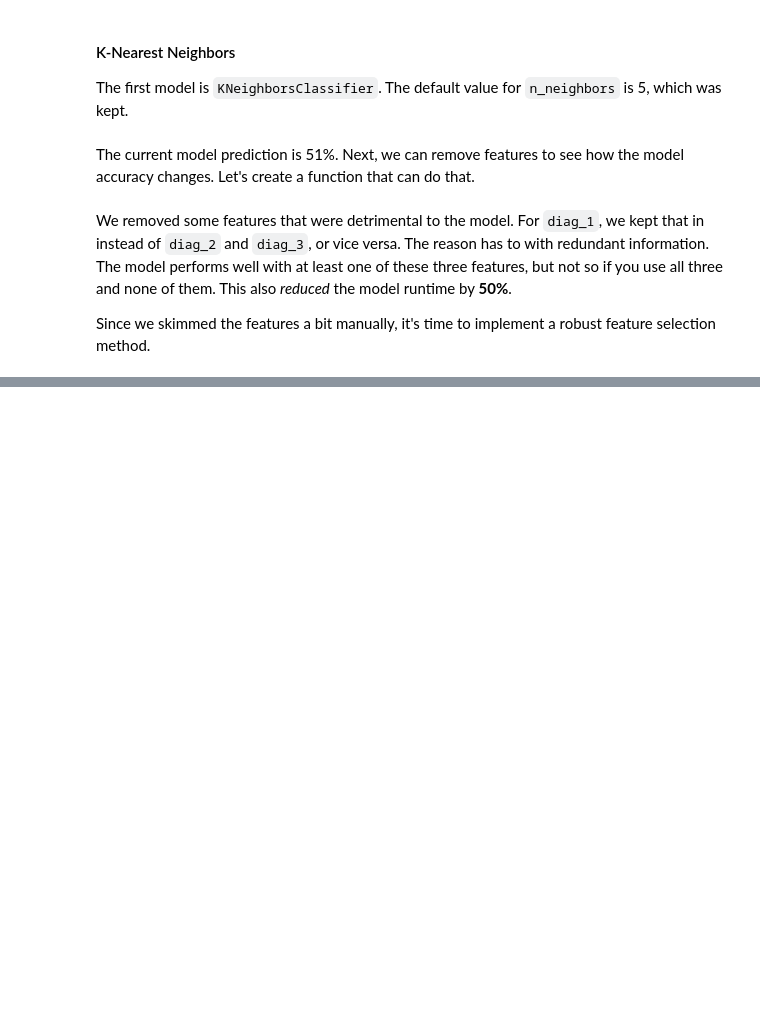
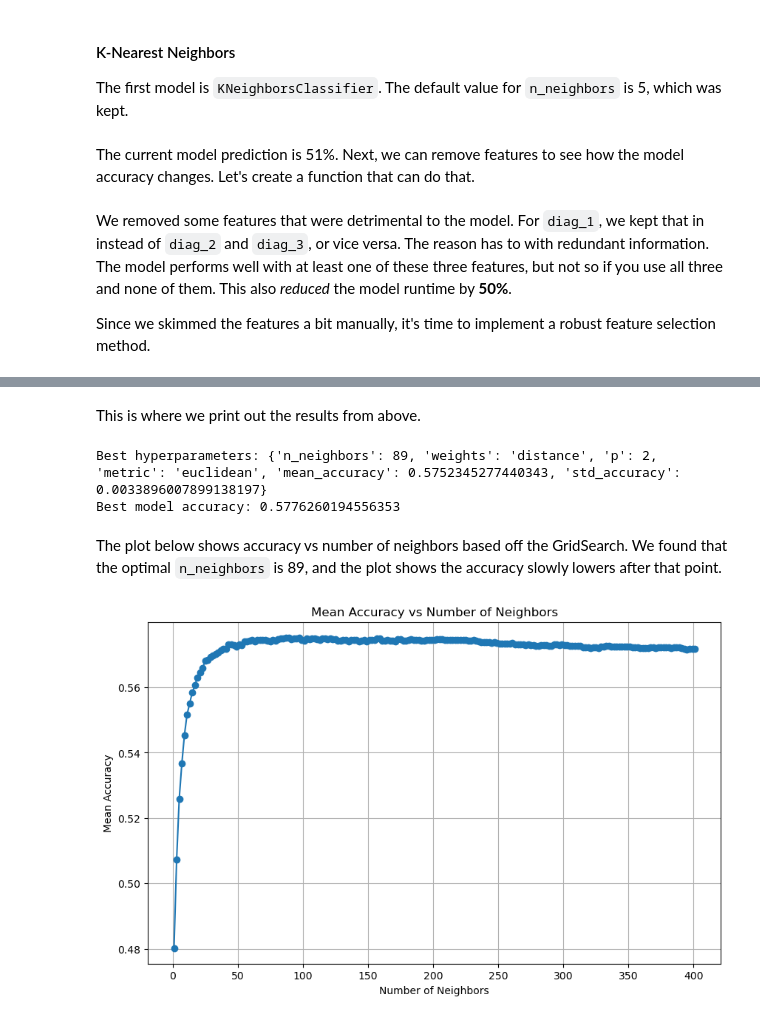
Before and after one commit to cjmagana/predicting_readmission_diabetes, a Jupyter notebook: predicting_readmission_diabetes.ipynb, the cells around one changed output, grey strips where cells are left out. Saved outputs shown, nothing was run; the diff lists cells and outputs as text; code cells hidden in the pictures; blank space fills up the shorter version.

```diff
--- a/predicting_readmission_diabetes.ipynb
+++ b/predicting_readmission_diabetes.ipynb
@@ -1566,12 +1755,40 @@ with tqdm(total=len(param_grid['n_neighbors']) * len(param_grid['weights'])) as
+# %% [markdown]
+This is where we print out the results from above.
 # %%
 # Find the best hyperparameters based on mean accuracy
 best_params = max(results, key=lambda x: x['mean_accuracy'])
 
 # Get the best model with the best hyperparameters
-best_model = KNeighborsClassifier(n_neighbors=best_params['n_neighbors'], weights=best_params['weights'])
+best_model = KNeighborsClassifier(n_neighbors=best_params['n_neighbors'], weights=best_params['weights'],
+                                    p=best_params['p'], metric=best_params['metric'])
 best_model.fit(X_train, y_train)
 
 # Evaluate the best model on the test set
 accuracy = best_model.score(X_test, y_test)
 print("Best hyperparameters:", best_params)
 print("Best model accuracy:", accuracy)
+# %% [output]
+Best hyperparameters: {'n_neighbors': 89, 'weights': 'distance', 'p': 2, 'metric': 'euclidean', 'mean_accuracy': 0.5752345277440343, 'std_accuracy': 0.0033896007899138197}
+Best model accuracy: 0.5776260194556353
+# %% [markdown]
+The plot below shows accuracy vs number of neighbors based off the GridSearch. We found that the optimal `n_neighbors` is 89, and the plot shows the accuracy slowly lowers after that point.
+# %%
+import matplotlib.pyplot as plt
+
+# Extract 'n_neighbors' and 'mean_accuracy' from the results
+n_neighbors_values = [result['n_neighbors'] for result in results]
+mean_accuracy_values = [result['mean_accuracy'] for result in results]
+
+# Create the plot
+plt.figure(figsize=(10, 6))  # Adjust the figure size as needed
+plt.plot(n_neighbors_values, mean_accuracy_values, marker='o')
+
+# Add labels and title
+plt.xlabel('Number of Neighbors')
+plt.ylabel('Mean Accuracy')
+plt.title('Mean Accuracy vs Number of Neighbors')
+
+plt.grid(True)
+plt.show()
+# %% [output]
+[figure, added]
```
Also changed, not shown: parts of 95 cells of this notebook.
